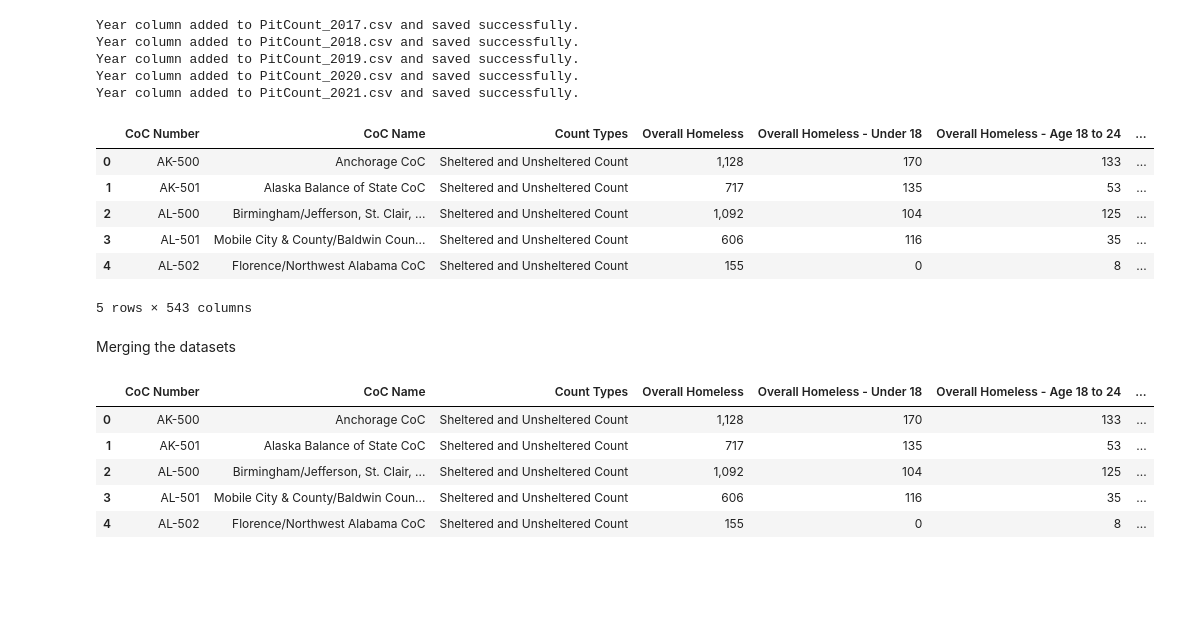
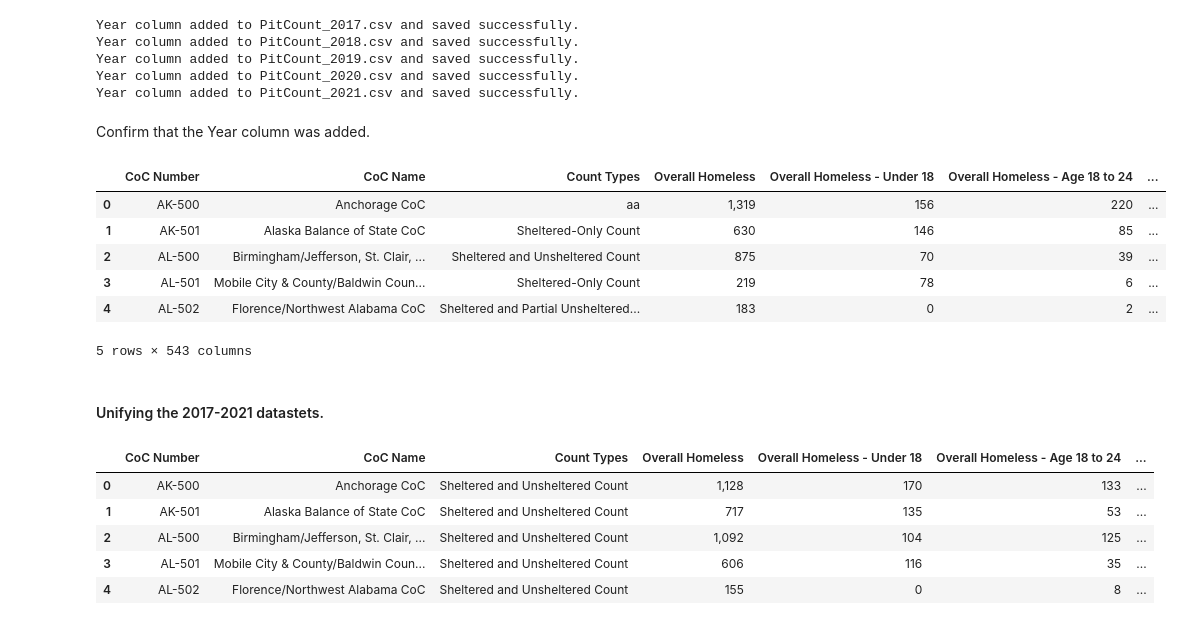
Before and after one commit to SinghNavnoor/homelessness_PIT_count_analysis, a Jupyter notebook: homeless_analysis.ipynb, the cells around one changed output. Cells and saved outputs as stored; diff of their text form; code cells hidden in the pictures; blank space fills up the shorter version.

```diff
--- a/homeless_analysis.ipynb
+++ b/homeless_analysis.ipynb
@@ -50,21 +53,29 @@ Year column added to PitCount_2018.csv and saved successfully.
 Year column added to PitCount_2019.csv and saved successfully.
 Year column added to PitCount_2020.csv and saved successfully.
 Year column added to PitCount_2021.csv and saved successfully.
-# %%
-# Confirming that the Year column was added.
-pc17 = pd.read_csv("PitCount_2017.csv")
-
-pc17.head()
-# %% [output]
-|  | CoC Number | CoC Name | Count Types | Overall Homeless | Overall Homeless - Under 18 | Overall Homeless - Age 18 to 24 | ... |
-| 0 | AK-500 | Anchorage CoC | Sheltered and Unsheltered Count | 1,128 | 170 | 133 | ... |
-| 1 | AK-501 | Alaska Balance of State CoC | Sheltered and Unsheltered Count | 717 | 135 | 53 | ... |
-| 2 | AL-500 | Birmingham/Jefferson, St. Clair, ... | Sheltered and Unsheltered Count | 1,092 | 104 | 125 | ... |
-| 3 | AL-501 | Mobile City & County/Baldwin Coun... | Sheltered and Unsheltered Count | 606 | 116 | 35 | ... |
-| 4 | AL-502 | Florence/Northwest Alabama CoC | Sheltered and Unsheltered Count | 155 | 0 | 8 | ... |
-5 rows × 543 columns
-# %% [markdown]
-Merging the datasets
+# %% [markdown]
+Confirm that the Year column was added.
+# %%
+# Confirm the Year column on the 2017 dataset.
+pc17 = pd.read_csv("PitCount_2017.csv")
+pc18 = pd.read_csv("PitCount_2018.csv")
+pc19 = pd.read_csv("PitCount_2019.csv")
+pc20 = pd.read_csv("PitCount_2020.csv")
+pc21 = pd.read_csv("PitCount_2021.csv")
+
+
+pc21.head()
+#all tables have the Year column.
+# %% [output]
+|  | CoC Number | CoC Name | Count Types | Overall Homeless | Overall Homeless - Under 18 | Overall Homeless - Age 18 to 24 | ... |
+| 0 | AK-500 | Anchorage CoC | aa | 1,319 | 156 | 220 | ... |
+| 1 | AK-501 | Alaska Balance of State CoC | Sheltered-Only Count | 630 | 146 | 85 | ... |
+| 2 | AL-500 | Birmingham/Jefferson, St. Clair, ... | Sheltered and Unsheltered Count | 875 | 70 | 39 | ... |
+| 3 | AL-501 | Mobile City & County/Baldwin Coun... | Sheltered-Only Count | 219 | 78 | 6 | ... |
+| 4 | AL-502 | Florence/Northwest Alabama CoC | Sheltered and Partial Unsheltered... | 183 | 0 | 2 | ... |
+5 rows × 543 columns
+# %% [markdown]
+#### Unifying the 2017-2021 datastets.
 # %%
 # Initializing an empty list to store DataFrames
 dfs = []
```
Also changed, not shown: parts of 10 cells of this notebook.
